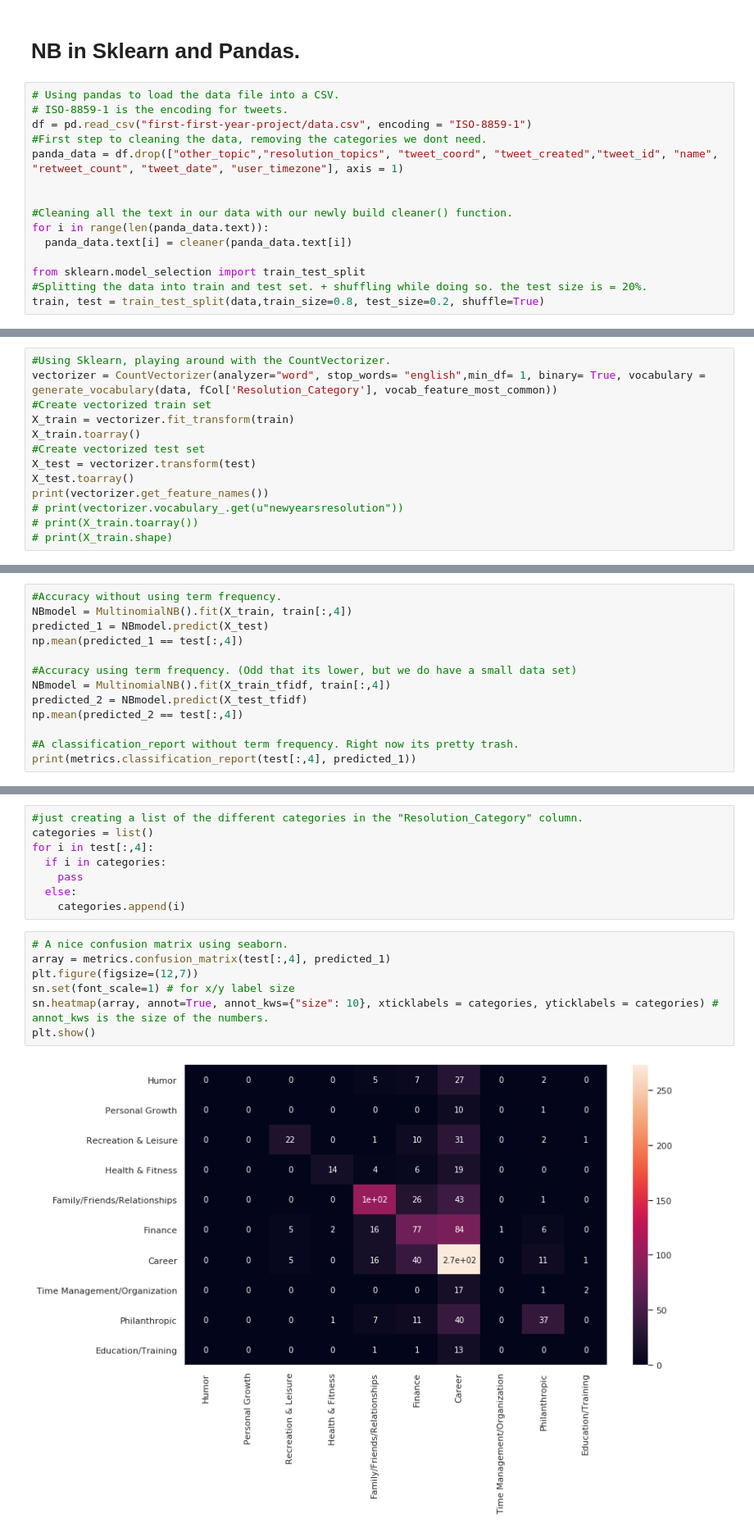
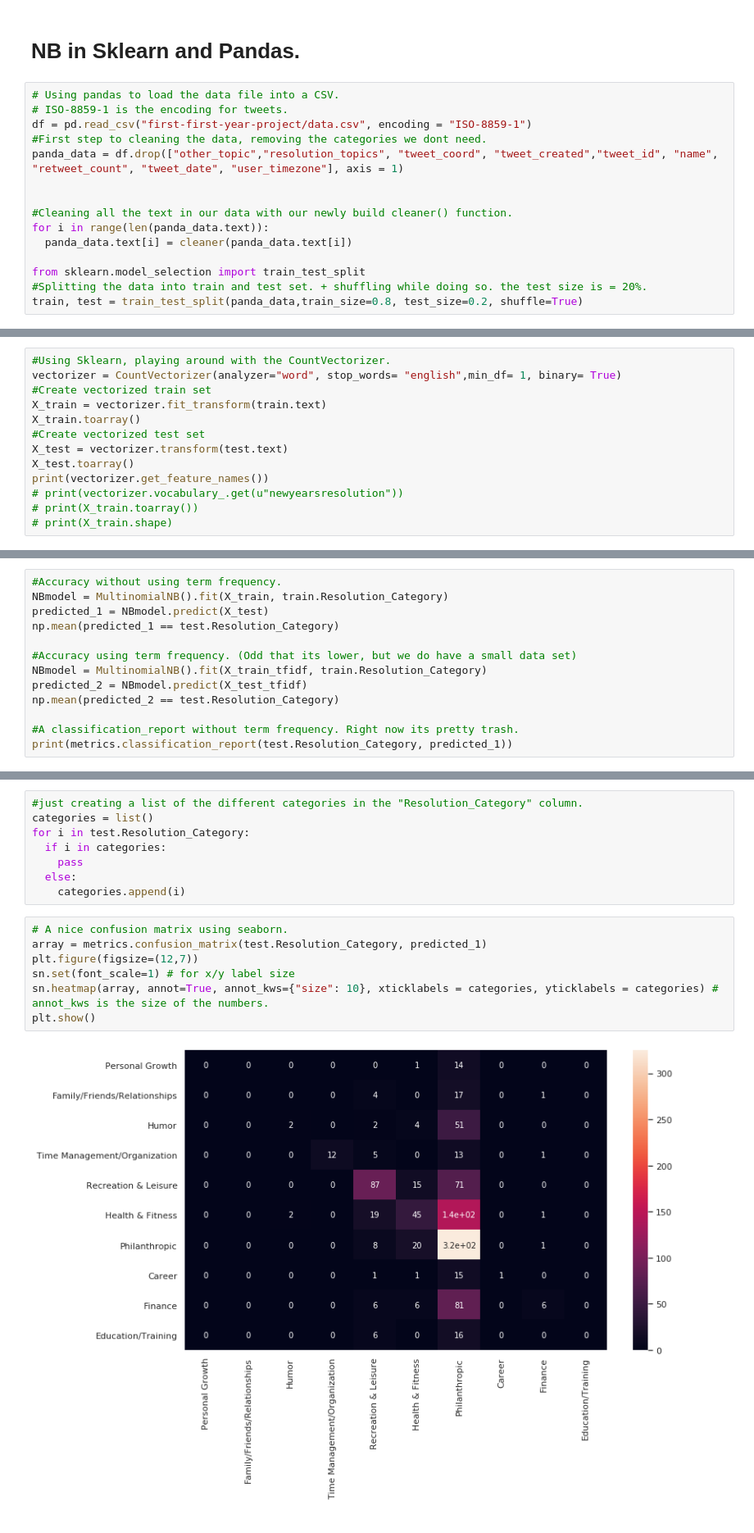
Before and after one commit to kaspergroenbek98/first-first-year-project, a Jupyter notebook: chaosBook.ipynb, the cells around one changed output, grey strips where cells are left out. Shown: that part at 82% size. Saved outputs shown, nothing was run; the diff lists cells and outputs as text.

```diff
--- a/chaosBook.ipynb
+++ b/chaosBook.ipynb
@@ -381,4 +368,4 @@ for i in range(len(panda_data.text)):
 
 from sklearn.model_selection import train_test_split
 #Splitting the data into train and test set. + shuffling while doing so. the test size is = 20%.
-train, test = train_test_split(data,train_size=0.8, test_size=0.2, shuffle=True)
+train, test = train_test_split(panda_data,train_size=0.8, test_size=0.2, shuffle=True)
@@ -393,11 +372,11 @@ array(['happi ùä take risk work harder ùõðùõùä newyearsresolut',
 # %%
 #Using Sklearn, playing around with the CountVectorizer.
-vectorizer = CountVectorizer(analyzer="word", stop_words= "english",min_df= 1, binary= True, vocabulary = generate_vocabulary(data, fCol['Resolution_Category'], vocab_feature_most_common))
+vectorizer = CountVectorizer(analyzer="word", stop_words= "english",min_df= 1, binary= True)
 #Create vectorized train set
-X_train = vectorizer.fit_transform(train)
+X_train = vectorizer.fit_transform(train.text)
 X_train.toarray()
 #Create vectorized test set
-X_test = vectorizer.transform(test)
+X_test = vectorizer.transform(test.text)
 X_test.toarray()
 print(vectorizer.get_feature_names())
 # print(vectorizer.vocabulary_.get(u"newyearsresolution"))
@@ -418,16 +397,16 @@ print(X_test_tfidf.shape)
 # %%
 #Accuracy without using term frequency.
-NBmodel = MultinomialNB().fit(X_train, train[:,4])
+NBmodel = MultinomialNB().fit(X_train, train.Resolution_Category)
 predicted_1 = NBmodel.predict(X_test)
-np.mean(predicted_1 == test[:,4])
+np.mean(predicted_1 == test.Resolution_Category)
 
 #Accuracy using term frequency. (Odd that its lower, but we do have a small data set)
-NBmodel = MultinomialNB().fit(X_train_tfidf, train[:,4])
+NBmodel = MultinomialNB().fit(X_train_tfidf, train.Resolution_Category)
 predicted_2 = NBmodel.predict(X_test_tfidf)
-np.mean(predicted_2 == test[:,4])
+np.mean(predicted_2 == test.Resolution_Category)
 
 #A classification_report without term frequency. Right now its pretty trash.
-print(metrics.classification_report(test[:,4], predicted_1))
+print(metrics.classification_report(test.Resolution_Category, predicted_1))
 # %% [output]
                               precision    recall  f1-score   support
 
@@ -448,17 +427,17 @@ Time Management/Organization       0.00      0.00      0.00        15
 # %%
 #just creating a list of the different categories in the "Resolution_Category" column.
 categories = list()
-for i in test[:,4]:
+for i in test.Resolution_Category:
   if i in categories:
     pass
   else:
     categories.append(i)
 # %%
 # A nice confusion matrix using seaborn.
-array = metrics.confusion_matrix(test[:,4], predicted_1)
+array = metrics.confusion_matrix(test.Resolution_Category, predicted_1)
 plt.figure(figsize=(12,7))
 sn.set(font_scale=1) # for x/y label size
 sn.heatmap(array, annot=True, annot_kws={"size": 10}, xticklabels = categories, yticklabels = categories) # annot_kws is the size of the numbers.
 plt.show()
 # %% [output]
-[figure, old version]
+[figure, new version]
```
Also changed, not shown: parts of 12 cells of this notebook.
